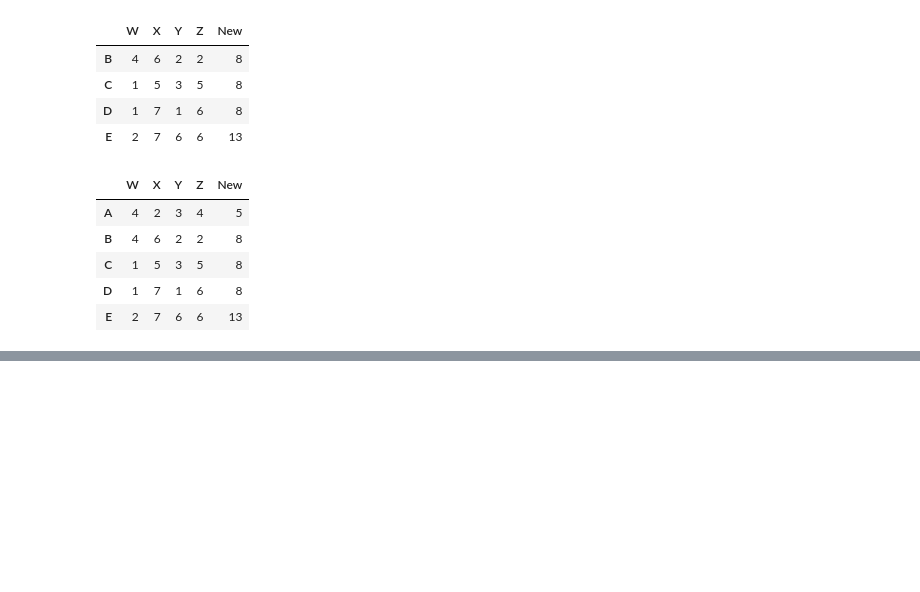
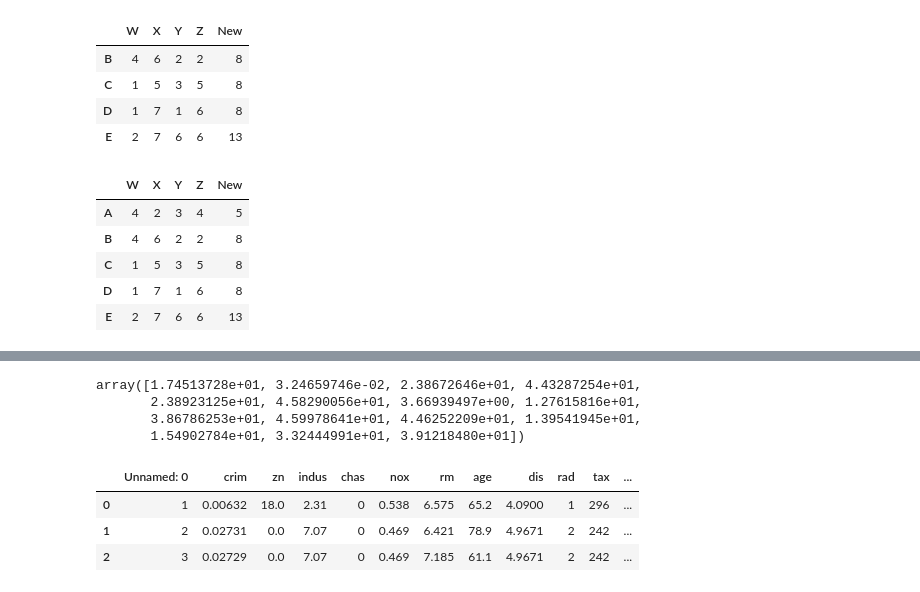
Before and after one commit to heenashree/DataAnalytics, a Jupyter notebook: pandas and numpy/Dataframe and Series.ipynb, the cells around one changed output, grey strips where cells are left out. Drawn from its saved outputs; the diff is of its cells as text; code cells hidden in the pictures; blank space fills up the shorter version.

```diff
--- a/pandas and numpy/Dataframe and Series.ipynb
+++ b/pandas and numpy/Dataframe and Series.ipynb
@@ -228,0 +280,16 @@ KeyError: "['A'] not found in axis"
+# %%
+x = 50+50*np.random.random(size=15)
+# %% [output]
+array([1.74513728e+01, 3.24659746e-02, 2.38672646e+01, 4.43287254e+01,
+       2.38923125e+01, 4.58290056e+01, 3.66939497e+00, 1.27615816e+01,
+       3.86786253e+01, 4.59978641e+01, 4.46252209e+01, 1.39541945e+01,
+       1.54902784e+01, 3.32444991e+01, 3.91218480e+01])
+# %%
+data = pd.read_csv('Boston.csv')
+df = pd.DataFrame(data)
+df.head(3)
+# %% [output]
+|  | Unnamed: 0 | crim | zn | indus | chas | nox | rm | age | dis | rad | tax | ... |
+| 0 | 1 | 0.00632 | 18.0 | 2.31 | 0 | 0.538 | 6.575 | 65.2 | 4.0900 | 1 | 296 | ... |
+| 1 | 2 | 0.02731 | 0.0 | 7.07 | 0 | 0.469 | 6.421 | 78.9 | 4.9671 | 2 | 242 | ... |
+| 2 | 3 | 0.02729 | 0.0 | 7.07 | 0 | 0.469 | 7.185 | 61.1 | 4.9671 | 2 | 242 | ... |
```
Also changed, not shown: parts of 8 cells of this notebook.
